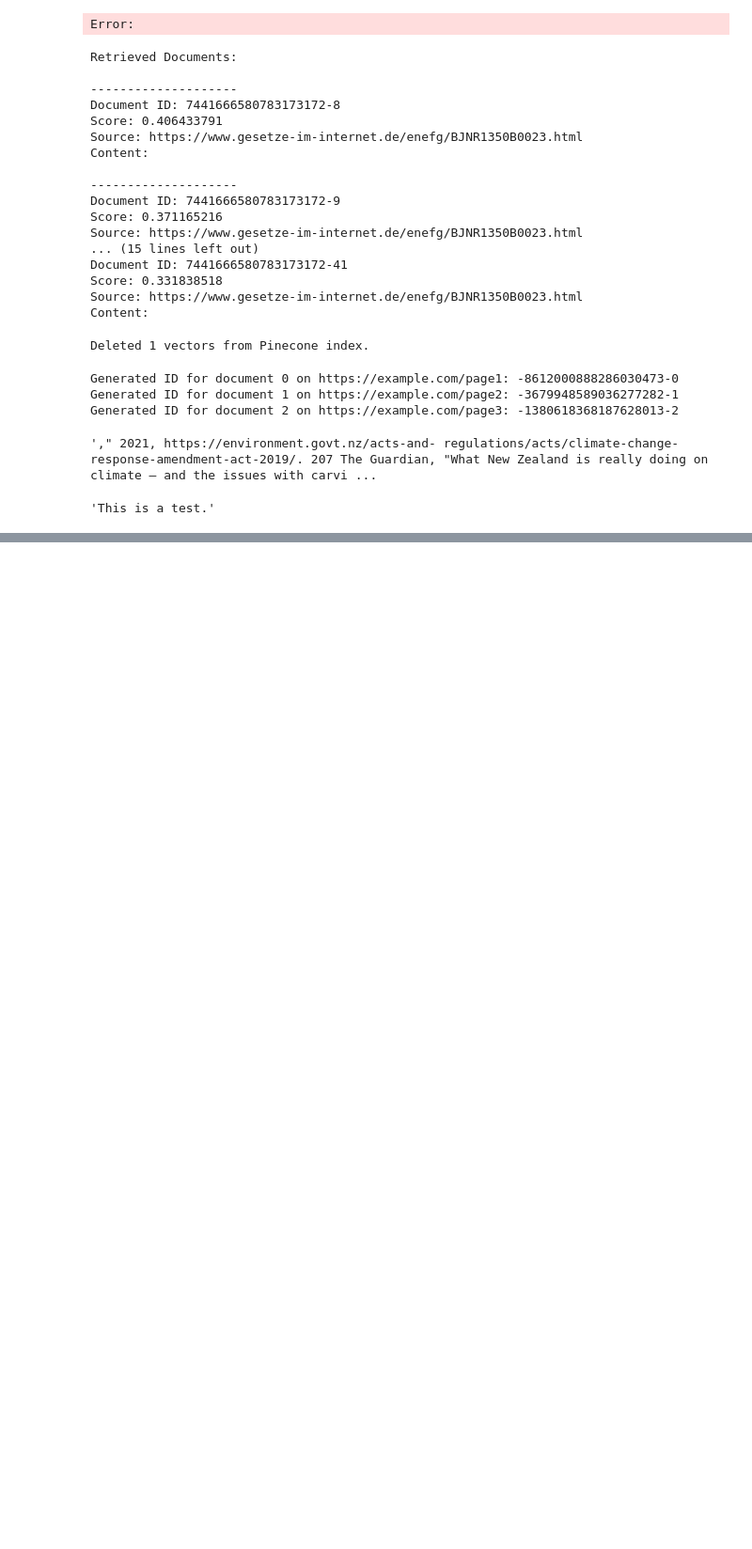
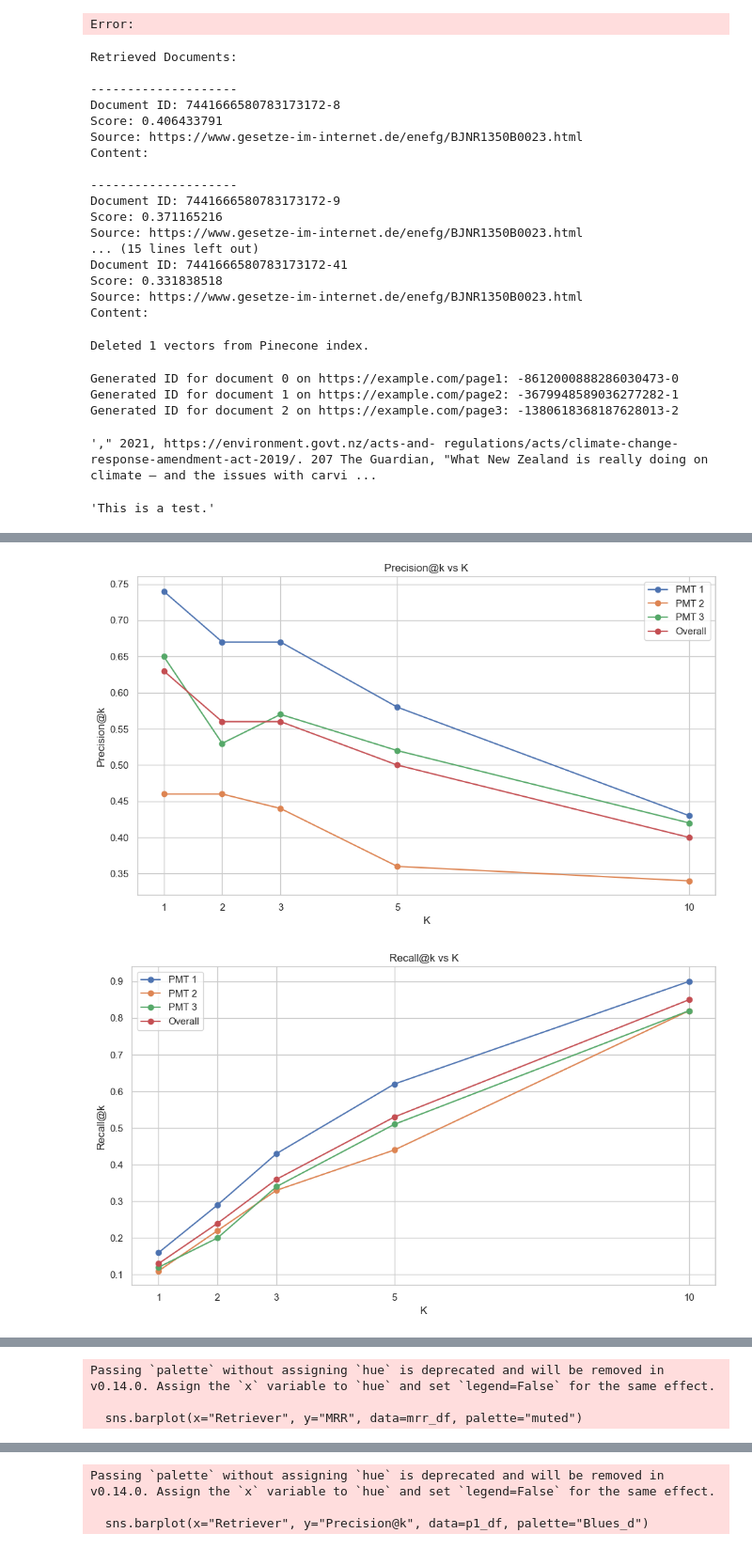
Before and after one commit to DhruvalBhuva/Ecopilot, a Jupyter notebook: notebook/RAG_pipeline.ipynb, the cells around one changed output, grey strips where cells are left out. Shown: that part at 94% size. Drawn from its saved outputs; the diff is of its cells as text; code cells hidden in the pictures; blank space fills up the shorter version.

```diff
--- a/notebook/RAG_pipeline.ipynb
+++ b/notebook/RAG_pipeline.ipynb
@@ -130,8 +132,13 @@ def split_documents(documents):
 
 
 urls = [
-    "https://www.gesetze-im-internet.de/enefg/BJNR1350B0023.html",
+    # "https://www.gesetze-im-internet.de/enefg/BJNR1350B0023.html",
+    # "https://www.ecohedge.com/blog/concept-of-carbon-footprint-simplified-for-smes/",
+    # "https://www.bmwk.de/Redaktion/EN/Pressemitteilungen/2024/02/20240223-go-ahead-for-green-steel-production.html",
+    # "https://www.bmwk.de/Redaktion/EN/Artikel/Energy/energy-consulting-and-funding-for-companies.html",
+    "https://www.umweltbundesamt.de/sites/default/files/medien/11850/publikationen/161_2024_texte_2.pdf",
 ]
+
 
 # Load and Process Documents
 documents = load_documents(urls)
@@ -139,5 +146,9 @@ split_docs = split_documents(documents)
 
 print(f"Loaded {len(documents)} documents")
 print(f"Split into {len(split_docs)} chunks")
+
+with open("docs.txt", "w", encoding="utf-8") as f:
+    for doc in split_docs:
+        f.write(doc.page_content + "\n\n")
 # %% [output]
 Loaded 1 documents
@@ -636,0 +816,58 @@ chat_completion.choices[0].message.content
+# %%
+import pandas as pd
+import matplotlib.pyplot as plt
+import seaborn as sns
+
+# Step 1: Load your flat CSV
+df = pd.read_csv("../retriver-results.csv")
+
+# Step 2: Manually assign Retriever labels
+retriever_labels = ["PMT 1"] * 5 + ["PMT 2"] * 5 + ["PMT 3"] * 5 + ["Overall"] * 5
+df["Retriever"] = retriever_labels
+
+# Step 3: Setup for plotting
+sns.set(style="whitegrid")
+plt.rcParams["figure.figsize"] = (10, 6)
+
+metrics = ["Precision@k", "Recall@k", "NDCG@k", "HitRate@k"]
+retrievers = df["Retriever"].unique()
+
+# Step 4: Line plots for each metric
+for metric in metrics:
+    plt.figure()
+    for retriever in retrievers:
+        subset = df[df["Retriever"] == retriever]
+        plt.plot(subset["K"], subset[metric], marker="o", label=retriever)
+    plt.title(f"{metric} vs K")
+    plt.xlabel("K")
+    plt.ylabel(metric)
+    plt.legend()
+    plt.xticks(df["K"].unique())
+    plt.grid(True)
+    plt.tight_layout()
+    plt.show()
+
+# Step 5: MRR Comparison (bar chart)
+mrr_df = df[df["K"] == 1][["Retriever", "MRR"]].drop_duplicates()
+
+plt.figure()
+sns.barplot(x="Retriever", y="MRR", data=mrr_df, palette="muted")
+plt.title("MRR Comparison (per Retriever)")
+plt.ylabel("MRR")
+plt.xticks(rotation=45)
+plt.tight_layout()
+plt.show()
+
+# Step 6: Precision@1 Comparison (bar chart)
+p1_df = df[df["K"] == 1][["Retriever", "Precision@k"]]
+
+plt.figure()
+sns.barplot(x="Retriever", y="Precision@k", data=p1_df, palette="Blues_d")
+plt.title("Precision@1 Comparison")
+plt.ylabel("Precision@1")
+plt.xticks(rotation=45)
+plt.tight_layout()
+plt.show()
+# %% [output]
+[figure, added]
+[figure, added]
@@ -636,0 +876,3 @@ chat_completion.choices[0].message.content
+Passing `palette` without assigning `hue` is deprecated and will be removed in v0.14.0. Assign the `x` variable to `hue` and set `legend=False` for the same effect.
+
+  sns.barplot(x="Retriever", y="MRR", data=mrr_df, palette="muted")
@@ -636,0 +880,3 @@ chat_completion.choices[0].message.content
+Passing `palette` without assigning `hue` is deprecated and will be removed in v0.14.0. Assign the `x` variable to `hue` and set `legend=False` for the same effect.
+
+  sns.barplot(x="Retriever", y="Precision@k", data=p1_df, palette="Blues_d")
```
Also changed, not shown: parts of 7 cells of this notebook, 19 other files.
